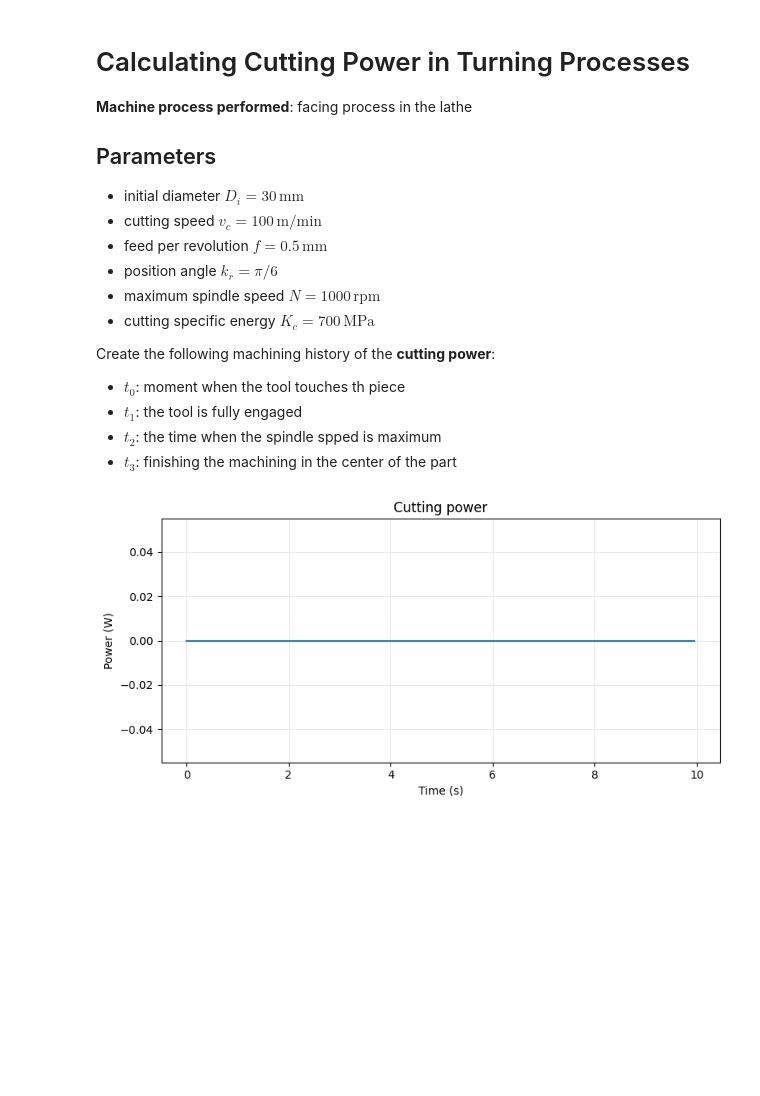
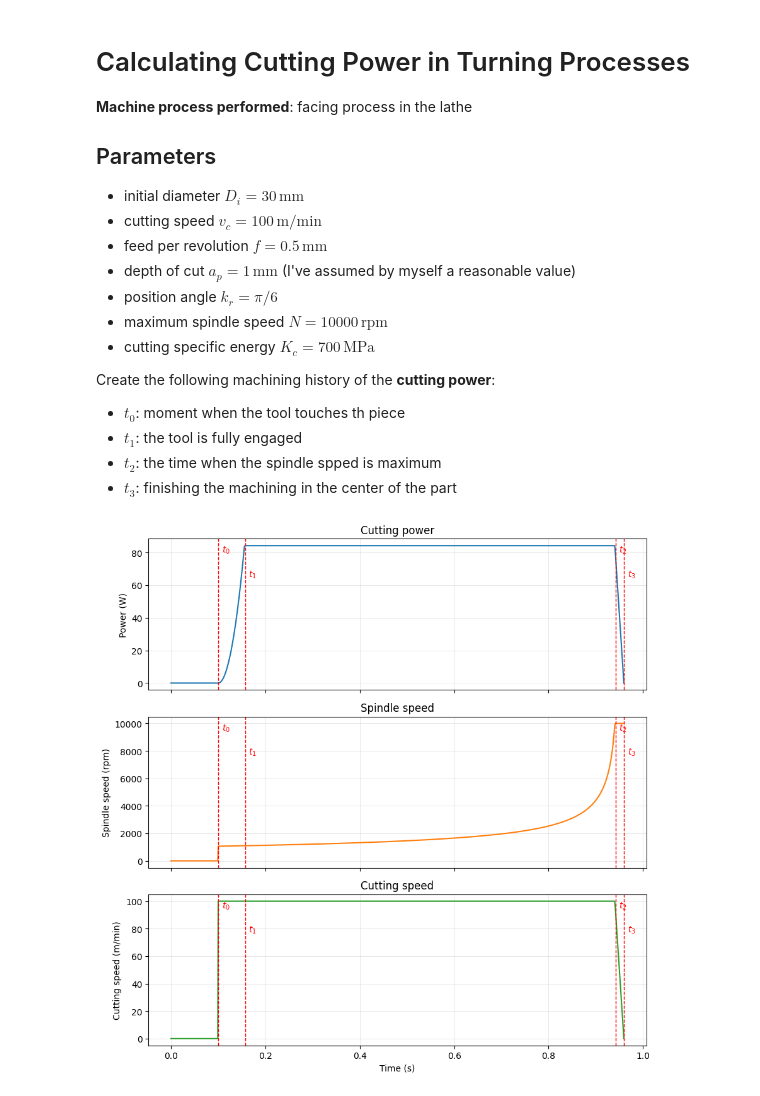
Before and after one commit to PaoloRos/MASSMa, a Jupyter notebook: ex1_cutt_power_turning.ipynb, the cells around one changed output. Cells and saved outputs as stored; diff of their text form; code cells hidden in the pictures; blank space fills up the shorter version.

```diff
--- a/ex1_cutt_power_turning.ipynb
+++ b/ex1_cutt_power_turning.ipynb
@@ -8,8 +8,9 @@
 * initial diameter $D_i = 30\,\mathrm{mm}$
 * cutting speed $v_c = 100\,\mathrm{m/min}$
 * feed per revolution $f = 0.5\,\mathrm{mm}$
+* depth of cut $a_p = 1 \,\mathrm{mm}$ (I've assumed by myself a reasonable value)
 * position angle $k_r = \pi/6$
-* maximum spindle speed $N = 1000\,\mathrm{rpm}$
+* maximum spindle speed $N = 10000\,\mathrm{rpm}$
 * cutting specific energy $K_c = 700\,\mathrm{MPa}$
 
 Create the following machining history of the **cutting power**:
@@ -27,7 +28,7 @@ Di = 30          # mm
 vc = 100 * 10**3 # mm/min (100 m/min)
 f = 0.5          # mm/rev
 kr = np.pi / 6   # rad
-N_max = 1000     # rev/min (rpm)
+N_max = 10000     # rev/min (rpm)
 Kc = 700         # N/mm^2 (equivalent to MPa)
 # %%
 # Numerical parameters
@@ -43,13 +81,38 @@ t_i = 0
 # %%
-# Cutting power plot
-fig, ax = plt.subplots(figsize=(8, 4))
-ax.plot(t, Pc)
-ax.set_xlabel('Time (s)')
-ax.set_ylabel('Power (W)')
-ax.set_title('Cutting power')
-ax.set_axisbelow(True)
-ax.grid(True, color='0.85', linewidth=0.6, alpha=0.7)
+import numpy as np
+import matplotlib.pyplot as plt
+
+# Cutting power, spindle speed, and cutting speed
+fig, axes = plt.subplots(3, 1, figsize=(9, 9), sharex=True)
+
+axes[0].plot(t, Pc, color='tab:blue')
+axes[0].set_ylabel('Power (W)')
+axes[0].set_title('Cutting power')
+
+axes[1].plot(t, N_values, color='tab:orange')
+axes[1].set_ylabel('Spindle speed (rpm)')
+axes[1].set_title('Spindle speed')
+
+axes[2].plot(t, np.array(vc_values) / 1000, color='tab:green')
+axes[2].set_ylabel('Cutting speed (m/min)')
+axes[2].set_title('Cutting speed')
+axes[2].set_xlabel('Time (s)')
+
+for ax in axes:
+    for event_time, label, label_height in [
+        (t0, r"$t_0$", 0.96),
+        (t1, r"$t_1$", 0.80),
+        (t2, r"$t_2$", 0.96),
+        (t3, r"$t_3$", 0.80),
+    ]:
+        ax.axvline(event_time, color='red', linestyle='--', linewidth=1)
+        ax.annotate(label, xy=(event_time, label_height),
+                    xycoords=ax.get_xaxis_transform(), xytext=(4, 0),
+                    textcoords='offset points', color='red', va='top')
+    ax.set_axisbelow(True)
+    ax.grid(True, color='0.85', linewidth=0.6, alpha=0.7)
+
 fig.tight_layout()
 plt.show()
 # %% [output]
-[figure, old version]
+[figure, new version]
```
Also changed, not shown: parts of 2 cells of this notebook.
